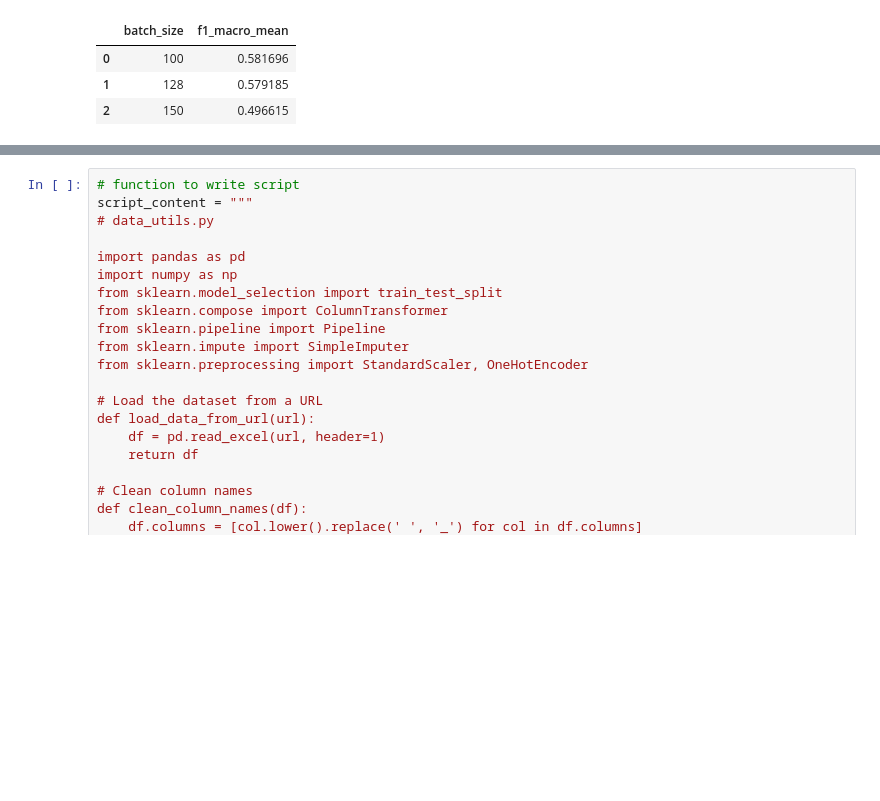
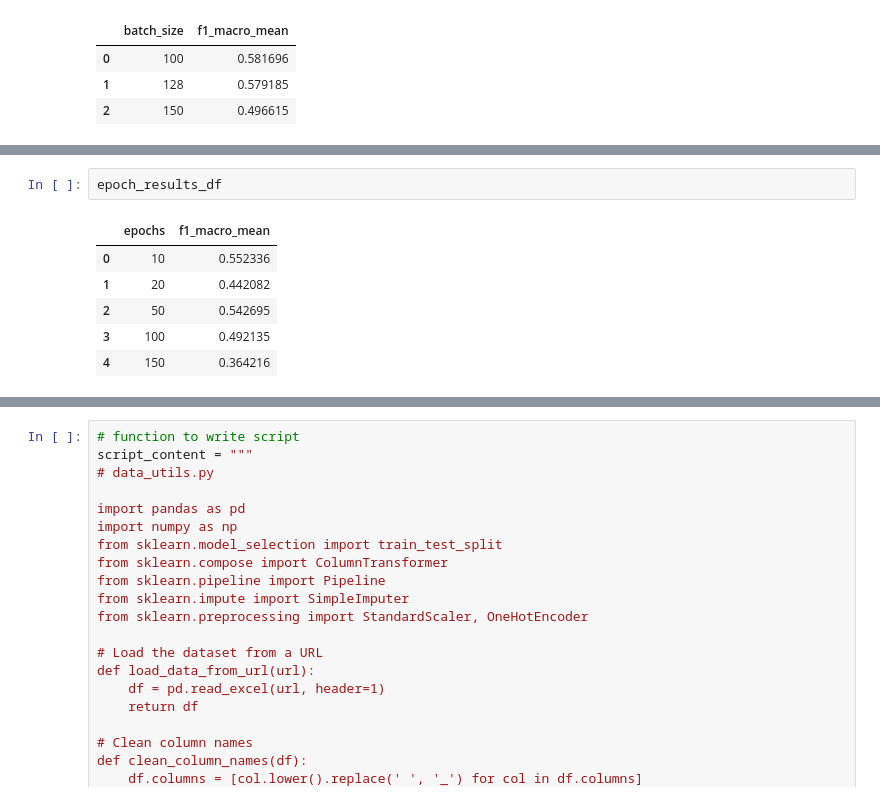
Before and after one commit to micah-shull/Machine_Learning_Pipelines, a Jupyter notebook: pipelines_07_pytorch_pipeline_11_hyperparameter_tuning.ipynb, the cells around one changed output, grey strips where cells are left out. Saved outputs shown, nothing was run; the diff lists cells and outputs as text; blank space fills up the shorter version.

```diff
--- a/pipelines_07_pytorch_pipeline_11_hyperparameter_tuning.ipynb
+++ b/pipelines_07_pytorch_pipeline_11_hyperparameter_tuning.ipynb
@@ -408,0 +445,9 @@ Based on these results, the batch size of 100 appears to provide the best model
+# %%
+epoch_results_df
+# %% [output]
+|  | epochs | f1_macro_mean |
+| 0 | 10 | 0.552336 |
+| 1 | 20 | 0.442082 |
+| 2 | 50 | 0.542695 |
+| 3 | 100 | 0.492135 |
+| 4 | 150 | 0.364216 |
```
Also changed, not shown: parts of 19 cells of this notebook.
